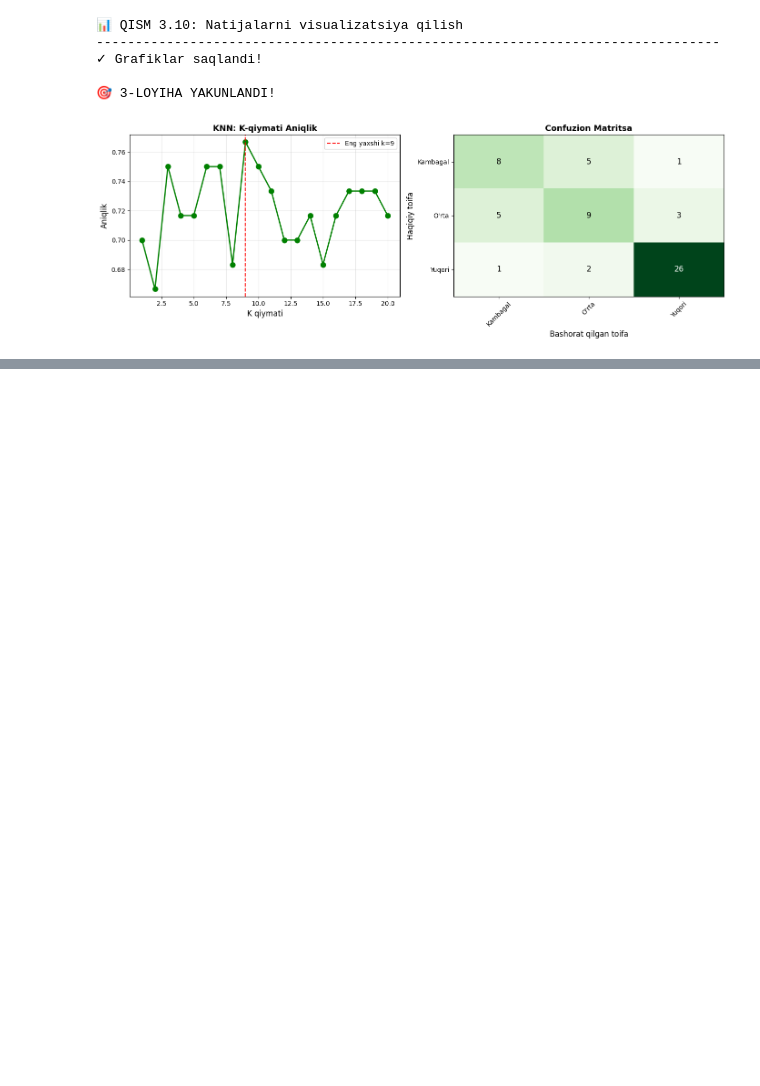
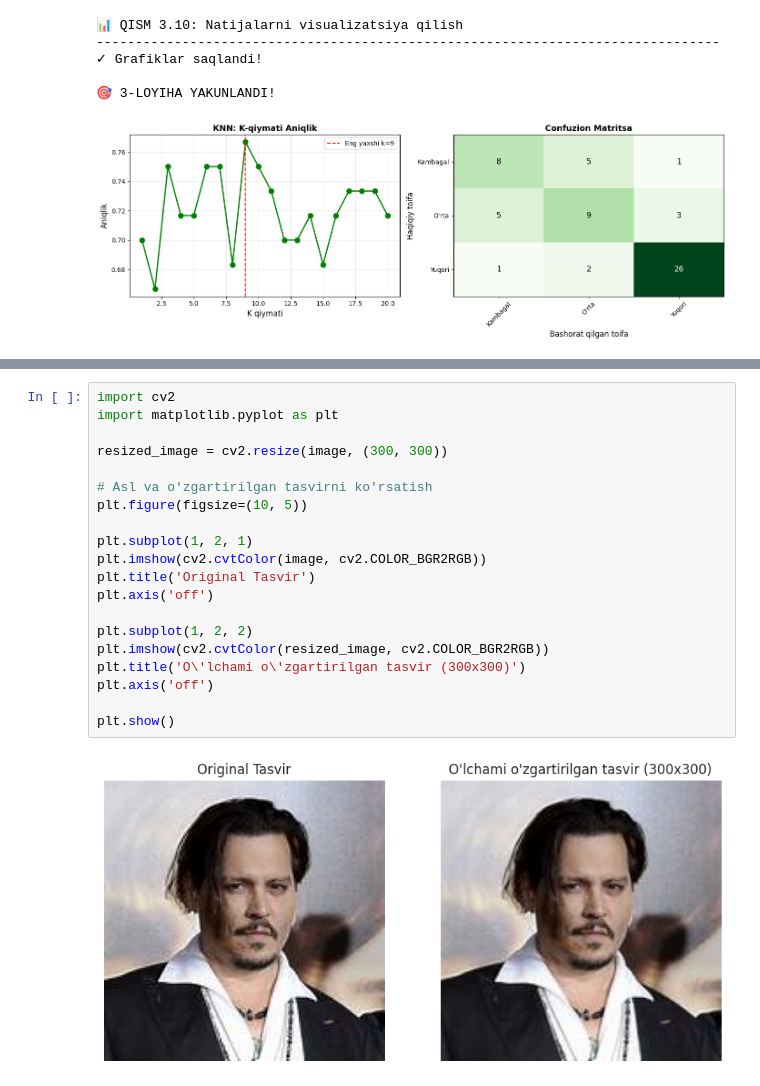
Before and after one commit to fartech00/01, a Jupyter notebook: 2026-KNN.ipynb, the cells around one changed output, grey strips where cells are left out. Drawn from its saved outputs; the diff is of its cells as text; blank space fills up the shorter version.

```diff
--- a/2026-KNN.ipynb
+++ b/2026-KNN.ipynb
@@ -1552,0 +1595,22 @@ print()
+# %%
+import cv2
+import matplotlib.pyplot as plt
+
+resized_image = cv2.resize(image, (300, 300))
+
+# Asl va o'zgartirilgan tasvirni ko'rsatish
+plt.figure(figsize=(10, 5))
+
+plt.subplot(1, 2, 1)
+plt.imshow(cv2.cvtColor(image, cv2.COLOR_BGR2RGB))
+plt.title('Original Tasvir')
+plt.axis('off')
+
+plt.subplot(1, 2, 2)
+plt.imshow(cv2.cvtColor(resized_image, cv2.COLOR_BGR2RGB))
+plt.title('O\'lchami o\'zgartirilgan tasvir (300x300)')
+plt.axis('off')
+
+plt.show()
+# %% [output]
+[figure, added]
```
Also changed, not shown: parts of 7 cells of this notebook.
